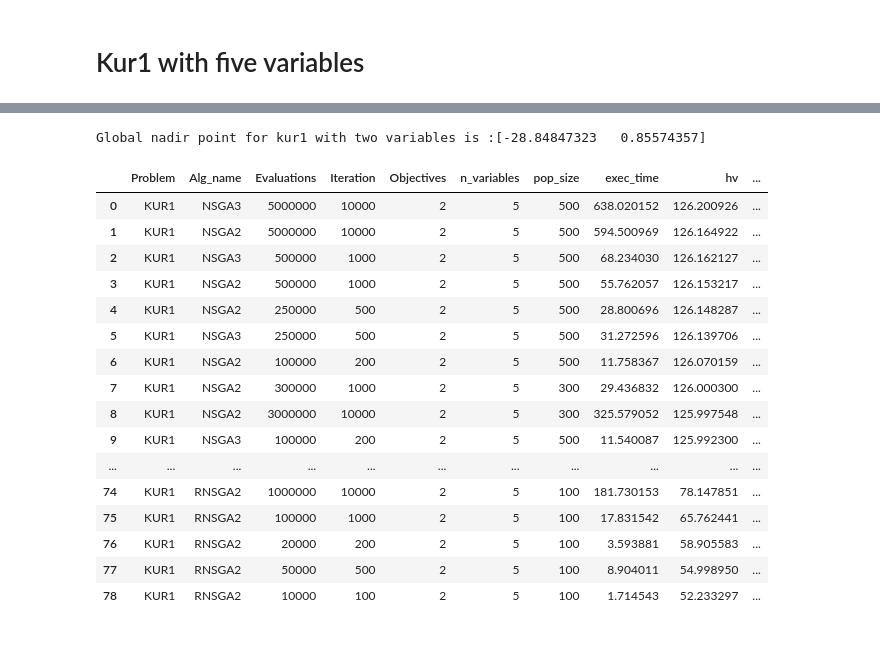
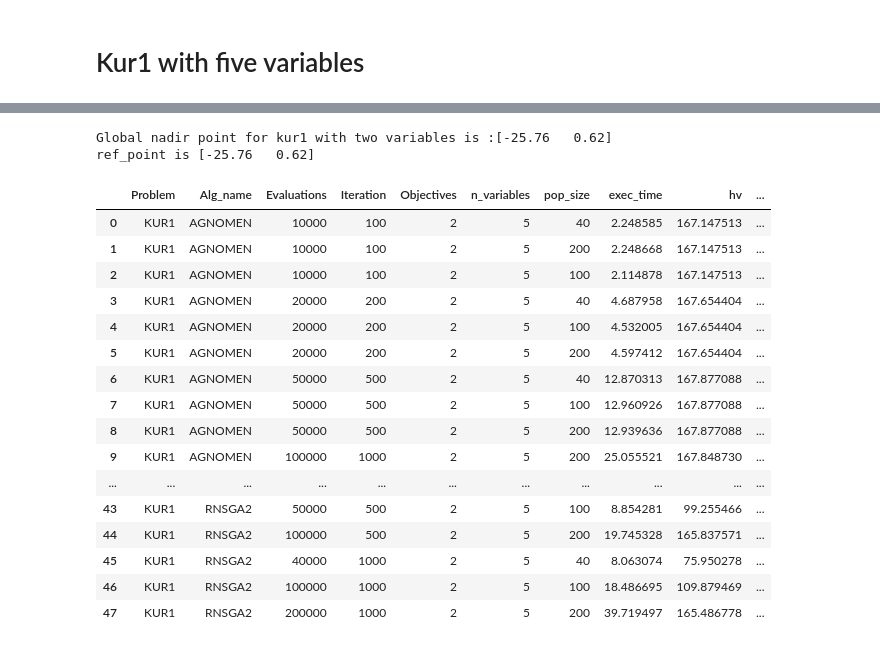
Before and after one commit to wuyoscar/Multi-Obj_Optimization, a Jupyter notebook: Result/result_factory/Kur1.ipynb, the cells around one changed output, grey strips where cells are left out. Saved outputs shown, nothing was run; the diff lists cells and outputs as text; code cells hidden in the pictures.

```diff
--- a/Result/result_factory/Kur1.ipynb
+++ b/Result/result_factory/Kur1.ipynb
@@ -17,8 +9,9 @@
 import time
 from pymoo.indicators.hv import Hypervolume
 from pymoo.factory import get_performance_indicator
-import sys
-sys.path.append('/Users/wuyoscar/Documents/Project/MOOP/Result')
+import sys,os
+from PIL import Image               # to load images
+from IPython.display import display # to display images
 
 ref_point = None
 def calculate_hv(result):
@@ -37,7 +30,8 @@ def hv_result(result):
     output_result = final_result[['Problem', 'Alg_name', 'Evaluations','Iteration', 'Objectives', 'n_variables','pop_size',
     'exec_time', 'hv',
     'hv_exc_time']]
-    output_result = output_result.sort_values(['hv','Evaluations','Iteration'],ascending =False).reset_index(drop=True)
+    print(f'ref_point is {ref_point}')
+    output_result = output_result.sort_values(['Alg_name','Iteration','Evaluations'],ascending =True).reset_index(drop=True)
     return output_result
 
 def nadir_deal_point(result):
@@ -303,2 +240,15 @@ hv_result(kur1_3_v2)
 # %% [markdown]
 # Kur1 with four variables
+# %%
+# more figures can be found here: Result/Images/KUR1/..
+%matplotlib inline
+import matplotlib.pyplot as plt
+plt.subplots(figsize=(18,15), dpi=100)
+for i in range(9):
+    plt.subplot(3,3,i+1)
+    f = kur1_4['image_location'][i]
+    path = os.path.join(folder,f )+'.png'
+    img = Image.open(path)
+    plt.title(f'Iterations {kur1_4.Iteration[i]}, Alg{kur1_4.Alg_name[i]}')
+    plt.axis('off')
+    plt.imshow(img)
@@ -353,2 +306,15 @@ hv_result(kur1_4_v1)
 # %% [markdown]
 # Kur1 with five variables
+# %%
+# more figures can be found here: Result/Images/KUR1/..
+%matplotlib inline
+import matplotlib.pyplot as plt
+plt.subplots(figsize=(18,15), dpi=100)
+for i in range(9):
+    plt.subplot(3,3,i+1)
+    f = kur1_5['image_location'][i]
+    path = os.path.join(folder,f )+'.png'
+    img = Image.open(path)
+    plt.title(f'Iterations {kur1_5.Iteration[i]}, Alg{kur1_5.Alg_name[i]}')
+    plt.axis('off')
+    plt.imshow(img)
@@ -355,27 +323,27 @@ hv_result(kur1_4_v1)
 # %%
-nadir_arr  = np.array([np.fromstring(i, dtype=float, sep=' ') for i in np.array(kur1_5_v1['approx_nadir'])])
+nadir_arr  = np.array([np.fromstring(i, dtype=float, sep=' ') for i in np.array(kur1_5['approx_nadir'])])
 
-print(f'Global nadir point for kur1 with two variables is :{np.max(nadir_arr, axis=0)}')
+print(f'Global nadir point for kur1 with two variables is :{np.round(np.max(nadir_arr, axis=0),2)}')
 
-# if reference point is approx nadir point
-ref_point = np.array([-28, 0.8])
-hv_result(kur1_5_v1)
+ref_point = np.array([-25.76 ,0.62])
+hv_result(kur1_5)
 # %% [output]
-Global nadir point for kur1 with two variables is :[-28.84847323   0.85574357]
+Global nadir point for kur1 with two variables is :[-25.76   0.62]
+ref_point is [-25.76   0.62]
 |  | Problem | Alg_name | Evaluations | Iteration | Objectives | n_variables | pop_size | exec_time | hv | ... |
-| 0 | KUR1 | NSGA3 | 5000000 | 10000 | 2 | 5 | 500 | 638.020152 | 126.200926 | ... |
-| 1 | KUR1 | NSGA2 | 5000000 | 10000 | 2 | 5 | 500 | 594.500969 | 126.164922 | ... |
-| 2 | KUR1 | NSGA3 | 500000 | 1000 | 2 | 5 | 500 | 68.234030 | 126.162127 | ... |
-| 3 | KUR1 | NSGA2 | 500000 | 1000 | 2 | 5 | 500 | 55.762057 | 126.153217 | ... |
-| 4 | KUR1 | NSGA2 | 250000 | 500 | 2 | 5 | 500 | 28.800696 | 126.148287 | ... |
-| 5 | KUR1 | NSGA3 | 250000 | 500 | 2 | 5 | 500 | 31.272596 | 126.139706 | ... |
-| 6 | KUR1 | NSGA2 | 100000 | 200 | 2 | 5 | 500 | 11.758367 | 126.070159 | ... |
-| 7 | KUR1 | NSGA2 | 300000 | 1000 | 2 | 5 | 300 | 29.436832 | 126.000300 | ... |
-| 8 | KUR1 | NSGA2 | 3000000 | 10000 | 2 | 5 | 300 | 325.579052 | 125.997548 | ... |
-| 9 | KUR1 | NSGA3 | 100000 | 200 | 2 | 5 | 500 | 11.540087 | 125.992300 | ... |
+| 0 | KUR1 | AGNOMEN | 10000 | 100 | 2 | 5 | 40 | 2.248585 | 167.147513 | ... |
+| 1 | KUR1 | AGNOMEN | 10000 | 100 | 2 | 5 | 200 | 2.248668 | 167.147513 | ... |
+| 2 | KUR1 | AGNOMEN | 10000 | 100 | 2 | 5 | 100 | 2.114878 | 167.147513 | ... |
+| 3 | KUR1 | AGNOMEN | 20000 | 200 | 2 | 5 | 40 | 4.687958 | 167.654404 | ... |
+| 4 | KUR1 | AGNOMEN | 20000 | 200 | 2 | 5 | 100 | 4.532005 | 167.654404 | ... |
+| 5 | KUR1 | AGNOMEN | 20000 | 200 | 2 | 5 | 200 | 4.597412 | 167.654404 | ... |
+| 6 | KUR1 | AGNOMEN | 50000 | 500 | 2 | 5 | 40 | 12.870313 | 167.877088 | ... |
+| 7 | KUR1 | AGNOMEN | 50000 | 500 | 2 | 5 | 100 | 12.960926 | 167.877088 | ... |
+| 8 | KUR1 | AGNOMEN | 50000 | 500 | 2 | 5 | 200 | 12.939636 | 167.877088 | ... |
+| 9 | KUR1 | AGNOMEN | 100000 | 1000 | 2 | 5 | 200 | 25.055521 | 167.848730 | ... |
 | ... | ... | ... | ... | ... | ... | ... | ... | ... | ... | ... |
-| 74 | KUR1 | RNSGA2 | 1000000 | 10000 | 2 | 5 | 100 | 181.730153 | 78.147851 | ... |
-| 75 | KUR1 | RNSGA2 | 100000 | 1000 | 2 | 5 | 100 | 17.831542 | 65.762441 | ... |
-| 76 | KUR1 | RNSGA2 | 20000 | 200 | 2 | 5 | 100 | 3.593881 | 58.905583 | ... |
-| 77 | KUR1 | RNSGA2 | 50000 | 500 | 2 | 5 | 100 | 8.904011 | 54.998950 | ... |
-| 78 | KUR1 | RNSGA2 | 10000 | 100 | 2 | 5 | 100 | 1.714543 | 52.233297 | ... |
+| 43 | KUR1 | RNSGA2 | 50000 | 500 | 2 | 5 | 100 | 8.854281 | 99.255466 | ... |
+| 44 | KUR1 | RNSGA2 | 100000 | 500 | 2 | 5 | 200 | 19.745328 | 165.837571 | ... |
+| 45 | KUR1 | RNSGA2 | 40000 | 1000 | 2 | 5 | 40 | 8.063074 | 75.950278 | ... |
+| 46 | KUR1 | RNSGA2 | 100000 | 1000 | 2 | 5 | 100 | 18.486695 | 109.879469 | ... |
+| 47 | KUR1 | RNSGA2 | 200000 | 1000 | 2 | 5 | 200 | 39.719497 | 165.486778 | ... |
```
Also changed, not shown: parts of 27 cells of this notebook, 11 other files.
